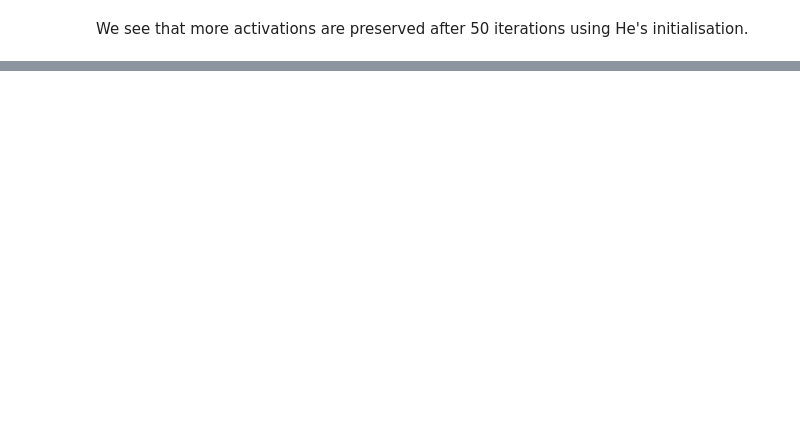
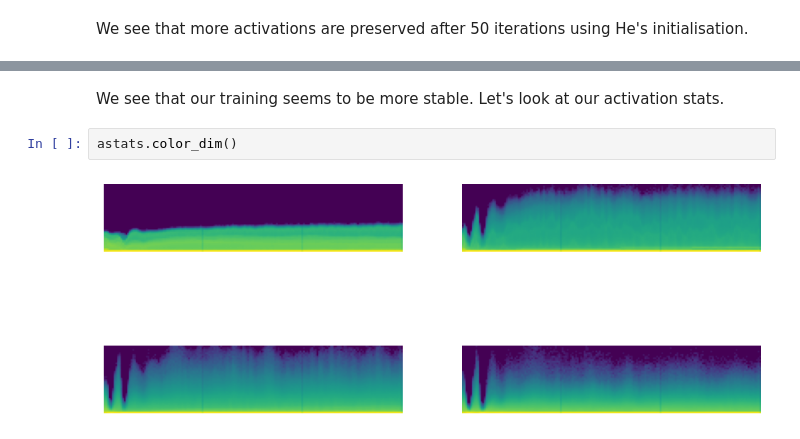
Before and after one commit to 0xSingletOnly/pdlfc, a Jupyter notebook: 11_initializing.ipynb, the cells around one changed output, grey strips where cells are left out. Drawn from its saved outputs; the diff is of its cells as text; blank space fills up the shorter version.

```diff
--- a/11_initializing.ipynb
+++ b/11_initializing.ipynb
@@ -234,0 +394,6 @@ We see that more activations are preserved after 50 iterations using He's initia
+# %% [markdown]
+We see that our training seems to be more stable. Let's look at our activation stats.
+# %%
+astats.color_dim()
+# %% [output]
+[figure, added]
```
Also changed, not shown: parts of 65 cells of this notebook.
